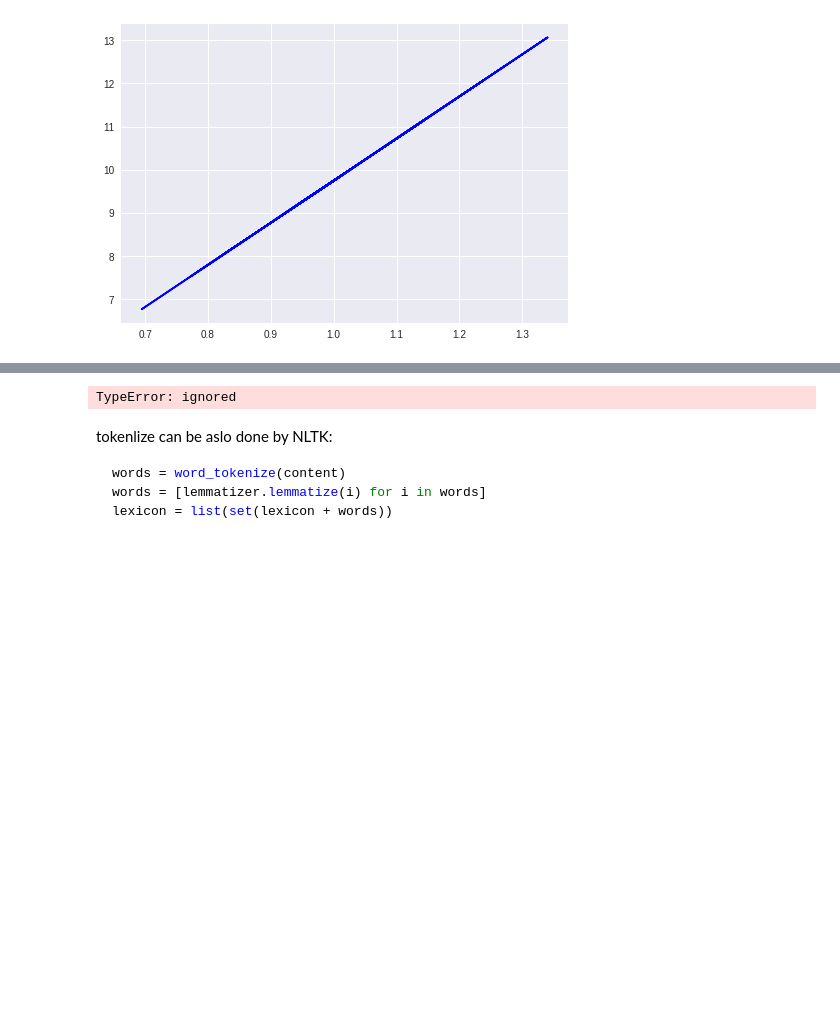
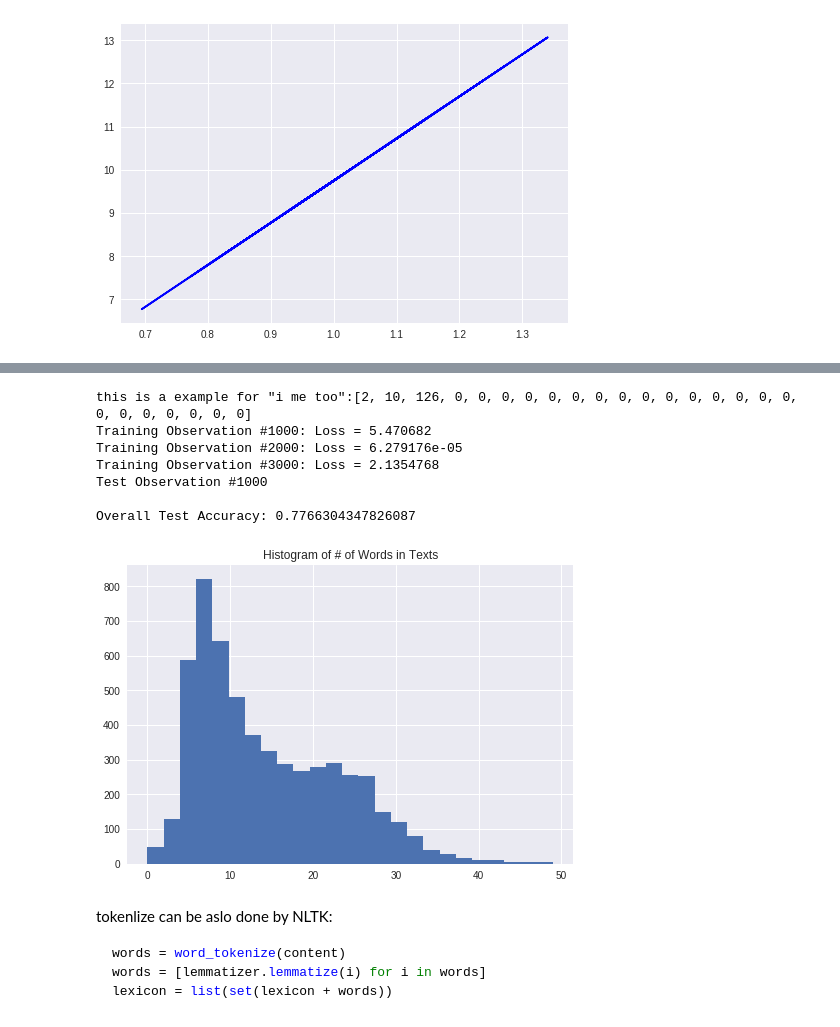
Before and after one commit to neoaksa/tensorflowDemo, a Jupyter notebook: Tensorflow_Princples.ipynb, the cells around one changed output, grey strips where cells are left out. Drawn from its saved outputs; the diff is of its cells as text; code cells hidden in the pictures; blank space fills up the shorter version.

```diff
--- a/Tensorflow_Princples.ipynb
+++ b/Tensorflow_Princples.ipynb
@@ -177,4 +194,5 @@ content:
 # %%
+# Bag of words
 import tensorflow as tf
 import matplotlib.pyplot as plt
 import os
@@ -258,40 +276,63 @@ b = tf.Variable(tf.random_normal(shape=[1,1]))
 # Initialize placeholders
 x_data = tf.placeholder(shape=[sentence_size], dtype=tf.int32)
 y_target = tf.placeholder(shape=[1, 1], dtype=tf.float32)
+
+#-----embedding lookup will transfer to one hot vector
+# pick up index of each word from identity matrix
 x_embed = tf.nn.embedding_lookup(identity_mat, x_data)
+# combine to a vector of a sentence
 x_col_sums = tf.reduce_sum(x_embed, 0)
+# since A is shape [n,1], we need to expend input to [1,n]
 x_col_sums_2D = tf.expand_dims(x_col_sums, 0)
 model_output = tf.add(tf.matmul(x_col_sums_2D, A), b)
 # loss function
 loss = tf.reduce_mean(tf.nn.sigmoid_cross_entropy_with_logits(logits=model_output, labels=y_target))
 # Prediction operation
 prediction = tf.sigmoid(model_output)
 # Declare optimizer
 my_opt = tf.train.GradientDescentOptimizer(0.001)
 train_step = my_opt.minimize(loss)
 with tf.Session() as sess:
     sess.run(tf.global_variables_initializer())
     loss_vec = []
     train_acc_all = []
     train_acc_avg = []
     for ix, t in enumerate(vocab_processor.fit_transform(texts_train)):
         y_data = [[target_train[ix]]]
         sess.run(train_step, feed_dict={x_data: t, y_target: y_data})
         temp_loss = sess.run(loss, feed_dict={x_data: t, y_target: y_data})
         loss_vec.append(temp_loss)
         if (ix+1)%1000==0:
             print('Training Observation #' + str(ix+1) + ': Loss = ' + str(temp_loss))
         # Keep trailing average of past 50 observations accuracy # Get prediction of single observation
         [[temp_pred]] = sess.run(prediction, feed_dict={x_data:t, y_target:y_data})
         # Get True/False if prediction is accurate
         train_acc_temp = target_train[ix]==np.round(temp_pred)
         train_acc_all.append(train_acc_temp)
         if len(train_acc_all) >= 50:
             train_acc_avg.append(np.mean(train_acc_all[-50:]))
-     # example for testing
-#     sess.run(model_output,feed_dic={[['I love you']]})
+    # evaluation
+    test_acc_all = []
+    for ix, t in enumerate(vocab_processor.fit_transform(texts_test)):
+        y_data = [[target_test[ix]]]
+        if (ix+1)%1000==0:
+            print('Test Observation #' + str(ix+1))
+        # Keep trailing average of past 50 observations accuracy
+        # Get prediction of single observation
+        [[temp_pred]] = sess.run(prediction, feed_dict={x_data:t, y_target:y_data})
+        # Get True/False if prediction is accurate
+        test_acc_temp = target_test[ix]==np.round(temp_pred)
+        test_acc_all.append(test_acc_temp)
+    print('\nOverall Test Accuracy: {}'.format(np.mean(test_acc_all)))
 # %% [output]
-TypeError: ignored
+this is a example for "i me too":[2, 10, 126, 0, 0, 0, 0, 0, 0, 0, 0, 0, 0, 0, 0, 0, 0, 0, 0, 0, 0, 0, 0, 0, 0]
+Training Observation #1000: Loss = 5.470682
+Training Observation #2000: Loss = 6.279176e-05
+Training Observation #3000: Loss = 2.1354768
+Test Observation #1000
+
+Overall Test Accuracy: 0.7766304347826087
+[figure, added]
 # %% [markdown]
 tokenlize can be aslo done by NLTK:
 
```
Also changed, not shown: parts of 5 cells of this notebook.
